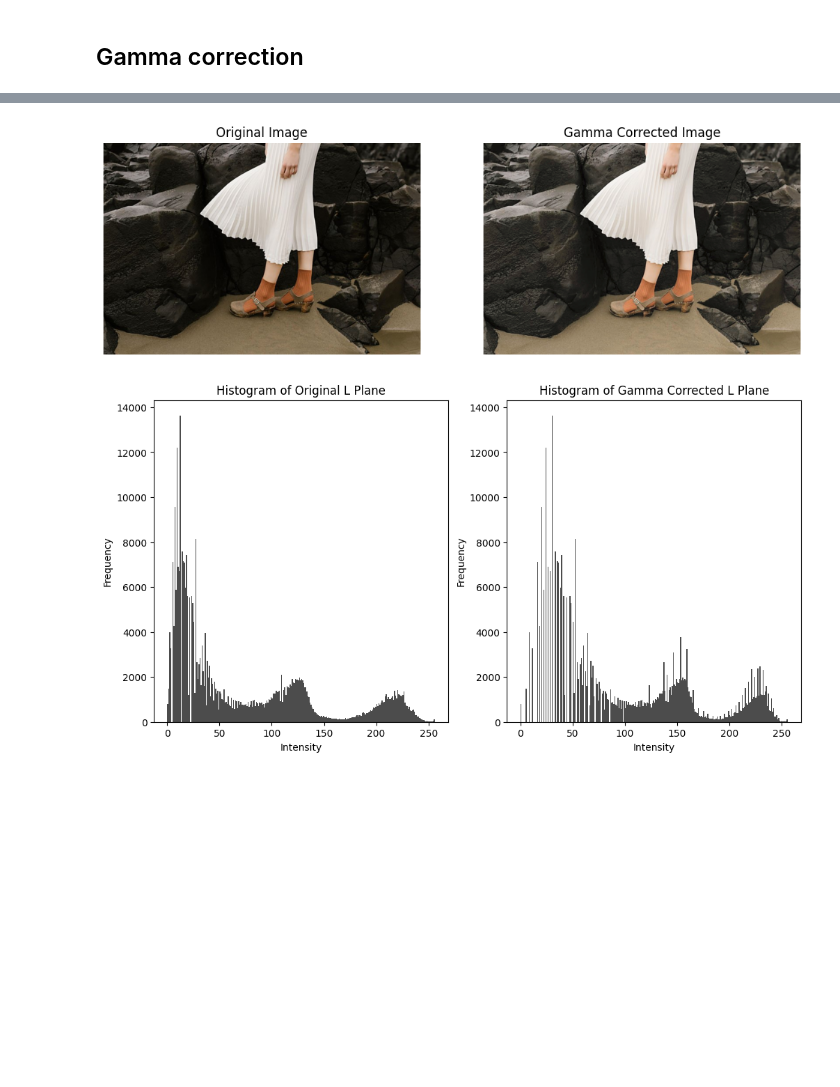
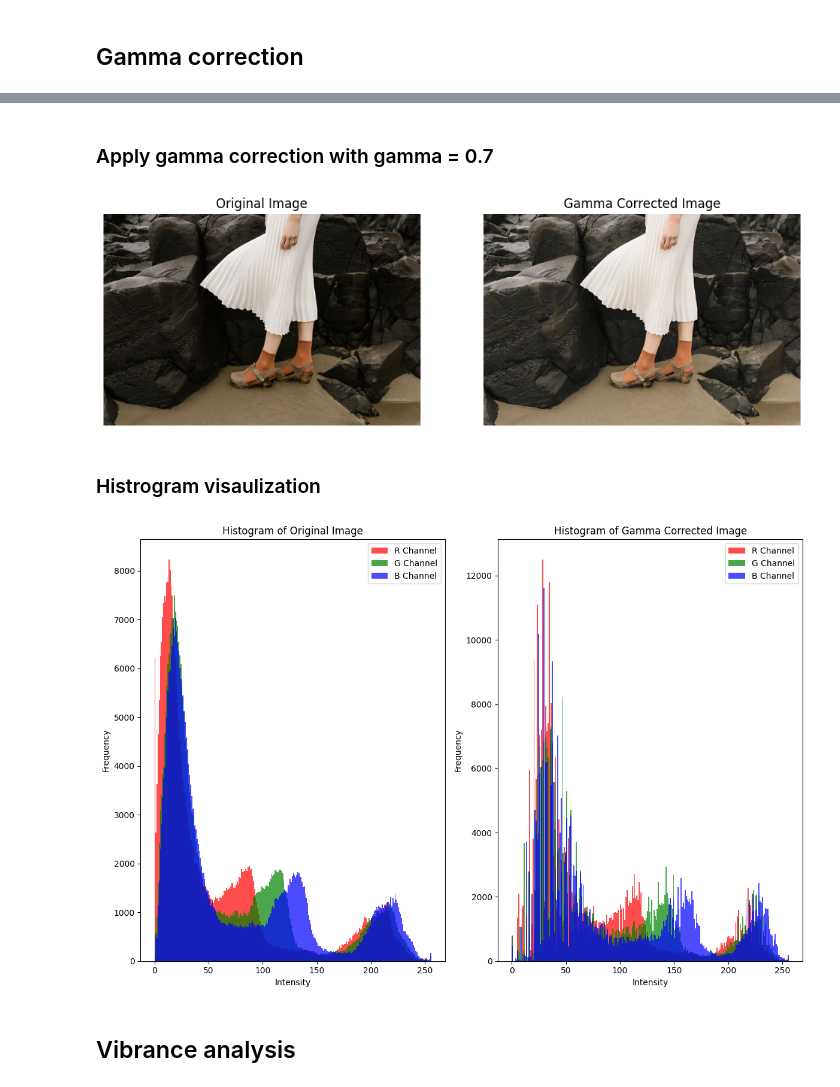
Before and after one commit to eshansurendra/EN3160_Assignment_01, a Jupyter notebook: Assignmnet_1.ipynb, the cells around one changed output, grey strips where cells are left out. Saved outputs shown, nothing was run; the diff lists cells and outputs as text; code cells hidden in the pictures; blank space fills up the shorter version.

```diff
--- a/Assignmnet_1.ipynb
+++ b/Assignmnet_1.ipynb
@@ -230,3 +173,5 @@ plt.show()
+# %% [markdown]
+### Apply gamma correction with gamma = 0.7
 # %%
 # Load the image
 image_path = 'a1images\highlights_and_shadows.jpg'
@@ -262,25 +207,40 @@ plt.title('Gamma Corrected Image')
 plt.axis('off')
 
 plt.show()
-
-# Show the histograms of the original and corrected L planes
-plt.figure(figsize=(12, 6))
-
-# Histogram of original L plane
-plt.subplot(1, 2, 1)
-plt.hist(L.ravel(), bins=256, range=(0, 256), color='black', alpha=0.7)
-plt.title('Histogram of Original L Plane')
-plt.xlabel('Intensity')
-plt.ylabel('Frequency')
-
-# Histogram of corrected L plane
-plt.subplot(1, 2, 2)
-plt.hist(L_corrected.ravel(), bins=256, range=(0, 256), color='black', alpha=0.7)
-plt.title('Histogram of Gamma Corrected L Plane')
-plt.xlabel('Intensity')
-plt.ylabel('Frequency')
-
-plt.show()
 # %% [output]
 [figure]
-[figure, removed]
+# %% [markdown]
+### Histrogram visaulization
+# %%
+# Define colors and channel IDs
+colors = ('r', 'g', 'b')
+channel_ids = (0, 1, 2)
+
+# Create a figure for the histograms
+plt.figure(figsize=(12, 8))
+
+# Histogram for the original image
+plt.subplot(1, 2, 1)
+for i, color in zip(channel_ids, colors):
+    plt.hist(image[:, :, i].ravel(), bins=256, range=(0, 256), color=color, alpha=0.7, label=f'{color.upper()} Channel')
+plt.title('Histogram of Original Image')
+plt.xlabel('Intensity')
+plt.ylabel('Frequency')
+plt.legend()
+
+# Histogram for the corrected image
+plt.subplot(1, 2, 2)
+for i, color in zip(channel_ids, colors):
+    plt.hist(image_corrected[:, :, i].ravel(), bins=256, range=(0, 256), color=color, alpha=0.7, label=f'{color.upper()} Channel')
+plt.title('Histogram of Gamma Corrected Image')
+plt.xlabel('Intensity')
+plt.ylabel('Frequency')
+plt.legend()
+
+# Adjust layout and show plot
+plt.tight_layout()
+plt.show()
+# %% [output]
+[figure, added]
+# %% [markdown]
+## Vibrance analysis
```
Also changed, not shown: parts of 1 cell of this notebook.
